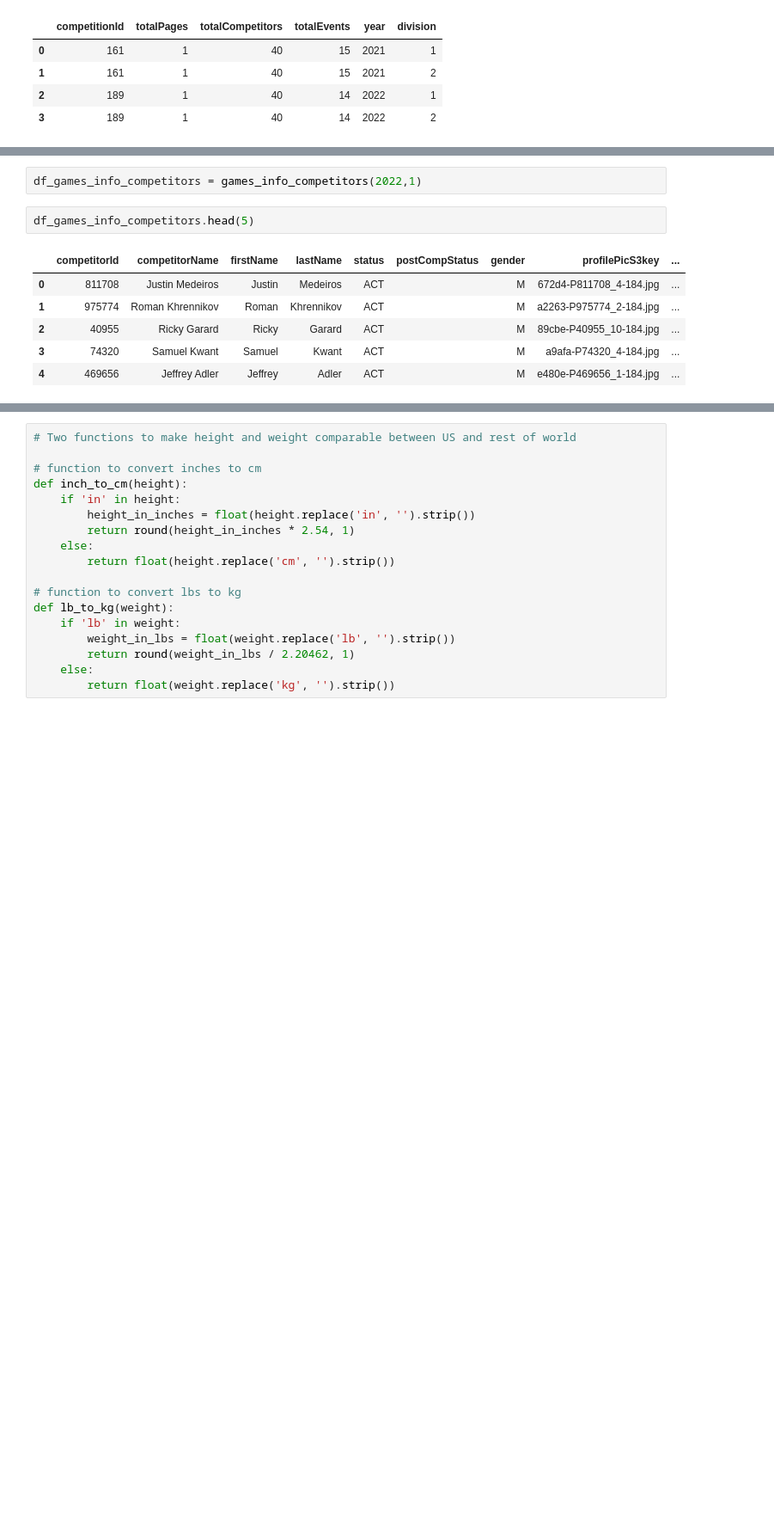
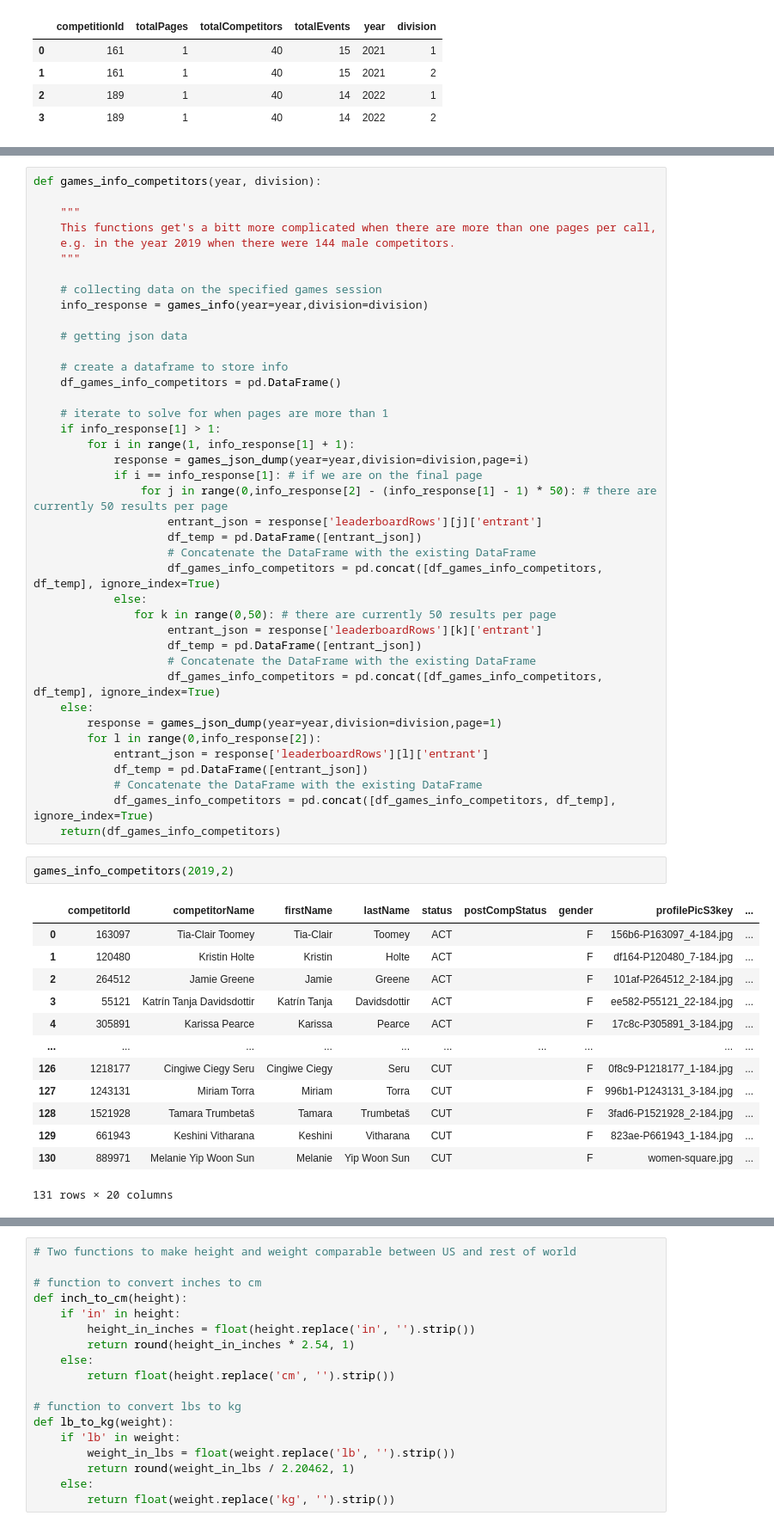
Before and after one commit to ArnarHardarson/rice-krispie-cakes, a Jupyter notebook: notebook_new_datamodel.ipynb, the cells around one changed output, grey strips where cells are left out. Shown at 86% size. Cells and saved outputs as stored; diff of their text form; blank space fills up the shorter version.

```diff
--- a/notebook_new_datamodel.ipynb
+++ b/notebook_new_datamodel.ipynb
@@ -83,11 +72,56 @@ def games_info_competitors(year, division):
-# %%
-df_games_info_competitors = games_info_competitors(2022,1)
-# %%
-df_games_info_competitors.head(5)
-# %% [output]
-|  | competitorId | competitorName | firstName | lastName | status | postCompStatus | gender | profilePicS3key | ... |
-| 0 | 811708 | Justin Medeiros | Justin | Medeiros | ACT |  | M | 672d4-P811708_4-184.jpg | ... |
-| 1 | 975774 | Roman Khrennikov | Roman | Khrennikov | ACT |  | M | a2263-P975774_2-184.jpg | ... |
-| 2 | 40955 | Ricky Garard | Ricky | Garard | ACT |  | M | 89cbe-P40955_10-184.jpg | ... |
-| 3 | 74320 | Samuel Kwant | Samuel | Kwant | ACT |  | M | a9afa-P74320_4-184.jpg | ... |
-| 4 | 469656 | Jeffrey Adler | Jeffrey | Adler | ACT |  | M | e480e-P469656_1-184.jpg | ... |
+# %%
+def games_info_competitors(year, division):
+
+    """
+    This functions get's a bitt more complicated when there are more than one pages per call,
+    e.g. in the year 2019 when there were 144 male competitors.
+    """
+
+    # collecting data on the specified games session
+    info_response = games_info(year=year,division=division)
+
+    # getting json data
+
+    # create a dataframe to store info
+    df_games_info_competitors = pd.DataFrame()
+
+    # iterate to solve for when pages are more than 1
+    if info_response[1] > 1:
+        for i in range(1, info_response[1] + 1):
+            response = games_json_dump(year=year,division=division,page=i)
+            if i == info_response[1]: # if we are on the final page
+                for j in range(0,info_response[2] - (info_response[1] - 1) * 50): # there are currently 50 results per page
+                    entrant_json = response['leaderboardRows'][j]['entrant']
+                    df_temp = pd.DataFrame([entrant_json])
+                    # Concatenate the DataFrame with the existing DataFrame
+                    df_games_info_competitors = pd.concat([df_games_info_competitors, df_temp], ignore_index=True)
+            else:
+               for k in range(0,50): # there are currently 50 results per page
+                    entrant_json = response['leaderboardRows'][k]['entrant']
+                    df_temp = pd.DataFrame([entrant_json])
+                    # Concatenate the DataFrame with the existing DataFrame
+                    df_games_info_competitors = pd.concat([df_games_info_competitors, df_temp], ignore_index=True)
+    else:
+        response = games_json_dump(year=year,division=division,page=1)
+        for l in range(0,info_response[2]):
+            entrant_json = response['leaderboardRows'][l]['entrant']
+            df_temp = pd.DataFrame([entrant_json])
+            # Concatenate the DataFrame with the existing DataFrame
+            df_games_info_competitors = pd.concat([df_games_info_competitors, df_temp], ignore_index=True)
+    return(df_games_info_competitors)
+# %%
+games_info_competitors(2019,2)
+# %% [output]
+|  | competitorId | competitorName | firstName | lastName | status | postCompStatus | gender | profilePicS3key | ... |
+| 0 | 163097 | Tia-Clair Toomey | Tia-Clair | Toomey | ACT |  | F | 156b6-P163097_4-184.jpg | ... |
+| 1 | 120480 | Kristin Holte | Kristin | Holte | ACT |  | F | df164-P120480_7-184.jpg | ... |
+| 2 | 264512 | Jamie Greene | Jamie | Greene | ACT |  | F | 101af-P264512_2-184.jpg | ... |
+| 3 | 55121 | Katrín Tanja Davidsdottir | Katrín Tanja | Davidsdottir | ACT |  | F | ee582-P55121_22-184.jpg | ... |
+| 4 | 305891 | Karissa Pearce | Karissa | Pearce | ACT |  | F | 17c8c-P305891_3-184.jpg | ... |
+| ... | ... | ... | ... | ... | ... | ... | ... | ... | ... |
+| 126 | 1218177 | Cingiwe Ciegy Seru | Cingiwe Ciegy | Seru | CUT |  | F | 0f8c9-P1218177_1-184.jpg | ... |
+| 127 | 1243131 | Miriam Torra | Miriam | Torra | CUT |  | F | 996b1-P1243131_3-184.jpg | ... |
+| 128 | 1521928 | Tamara Trumbetaš | Tamara | Trumbetaš | CUT |  | F | 3fad6-P1521928_2-184.jpg | ... |
+| 129 | 661943 | Keshini Vitharana | Keshini | Vitharana | CUT |  | F | 823ae-P661943_1-184.jpg | ... |
+| 130 | 889971 | Melanie Yip Woon Sun | Melanie | Yip Woon Sun | CUT |  | F | women-square.jpg | ... |
+131 rows × 20 columns
```
Also changed, not shown: parts of 20 cells of this notebook.
